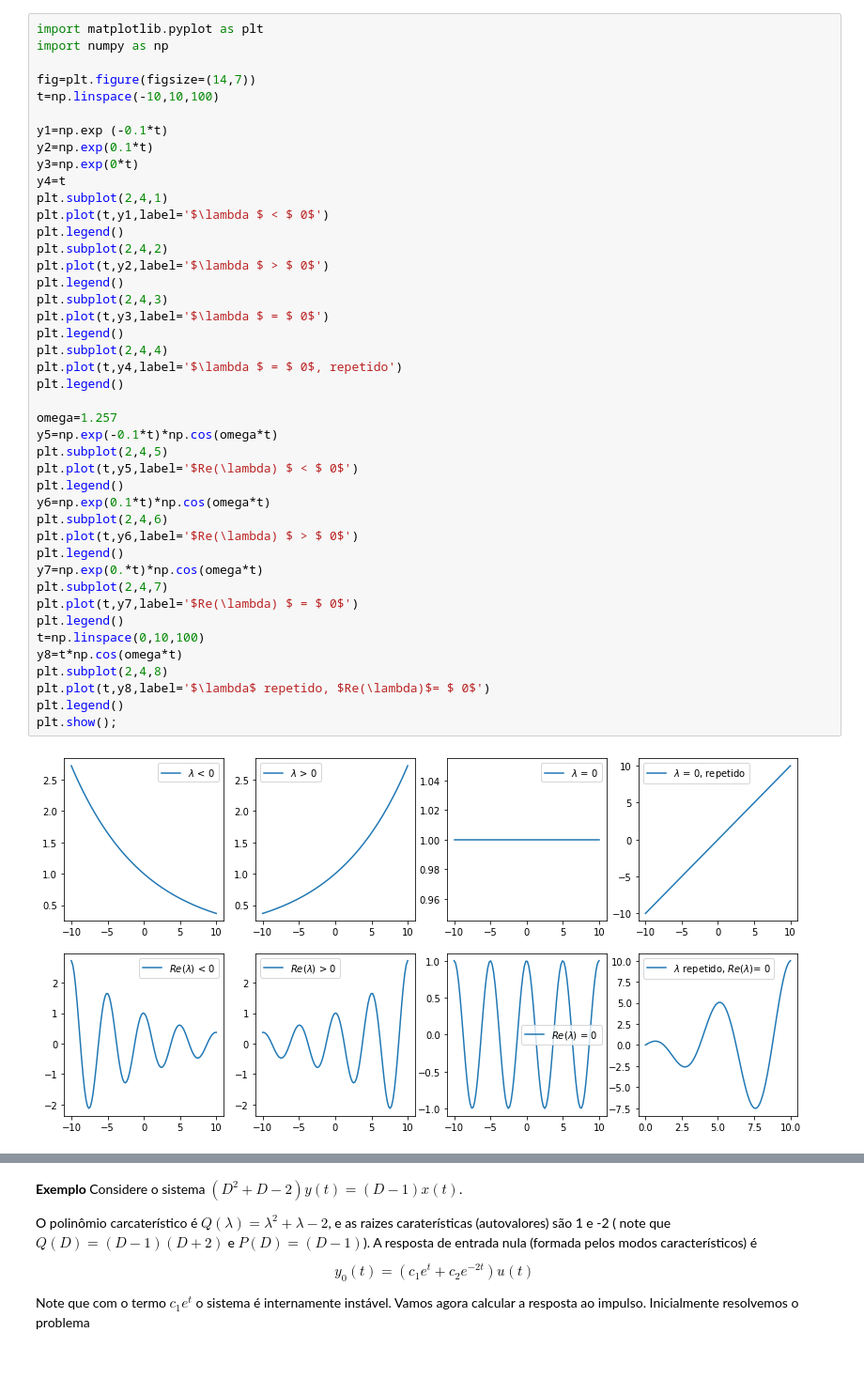
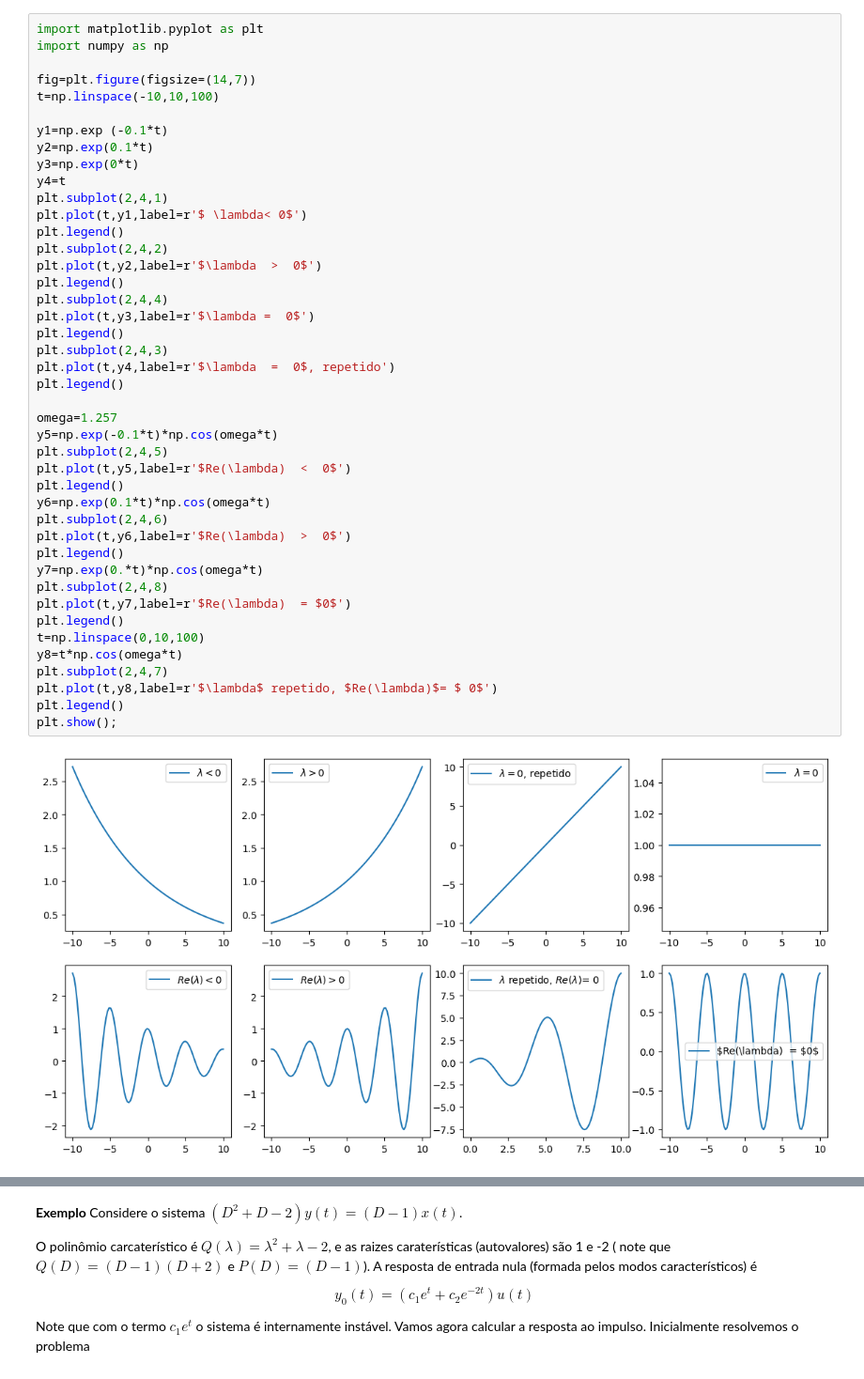
Before and after one commit to Mvanti/SistemasLineares, a Jupyter notebook: Sistemas LIneares-SCDT_Estabilidade.ipynb, the cells around one changed output, grey strips where cells are left out. Shown at 94% size. Saved outputs shown, nothing was run; the diff lists cells and outputs as text.

```diff
--- a/Sistemas LIneares-SCDT_Estabilidade.ipynb
+++ b/Sistemas LIneares-SCDT_Estabilidade.ipynb
@@ -42,45 +44,45 @@ import matplotlib.pyplot as plt
 import numpy as np
 
 fig=plt.figure(figsize=(14,7))
 t=np.linspace(-10,10,100)
 
 y1=np.exp (-0.1*t)
 y2=np.exp(0.1*t)
 y3=np.exp(0*t)
 y4=t
 plt.subplot(2,4,1)
-plt.plot(t,y1,label='$\lambda $ < $ 0$')
+plt.plot(t,y1,label=r'$ \lambda< 0$')
 plt.legend()
 plt.subplot(2,4,2)
-plt.plot(t,y2,label='$\lambda $ > $ 0$')
+plt.plot(t,y2,label=r'$\lambda  >  0$')
+plt.legend()
+plt.subplot(2,4,4)
+plt.plot(t,y3,label=r'$\lambda =  0$')
 plt.legend()
 plt.subplot(2,4,3)
-plt.plot(t,y3,label='$\lambda $ = $ 0$')
-plt.legend()
-plt.subplot(2,4,4)
-plt.plot(t,y4,label='$\lambda $ = $ 0$, repetido')
+plt.plot(t,y4,label=r'$\lambda  =  0$, repetido')
 plt.legend()
 
 omega=1.257
 y5=np.exp(-0.1*t)*np.cos(omega*t)
 plt.subplot(2,4,5)
-plt.plot(t,y5,label='$Re(\lambda) $ < $ 0$')
+plt.plot(t,y5,label=r'$Re(\lambda)  <  0$')
 plt.legend()
 y6=np.exp(0.1*t)*np.cos(omega*t)
 plt.subplot(2,4,6)
-plt.plot(t,y6,label='$Re(\lambda) $ > $ 0$')
+plt.plot(t,y6,label=r'$Re(\lambda)  >  0$')
 plt.legend()
 y7=np.exp(0.*t)*np.cos(omega*t)
-plt.subplot(2,4,7)
-plt.plot(t,y7,label='$Re(\lambda) $ = $ 0$')
+plt.subplot(2,4,8)
+plt.plot(t,y7,label=r'$Re(\lambda)  = $0$')
 plt.legend()
 t=np.linspace(0,10,100)
 y8=t*np.cos(omega*t)
-plt.subplot(2,4,8)
-plt.plot(t,y8,label='$\lambda$ repetido, $Re(\lambda)$= $ 0$')
+plt.subplot(2,4,7)
+plt.plot(t,y8,label=r'$\lambda$ repetido, $Re(\lambda)$= $ 0$')
 plt.legend()
 plt.show();
 # %% [output]
-[figure, old version]
+[figure, new version]
 # %% [markdown]
 ### Observação importante sobre a relação entre os tipos de estabilidade:
```
Also changed, not shown: parts of 2 cells of this notebook.
